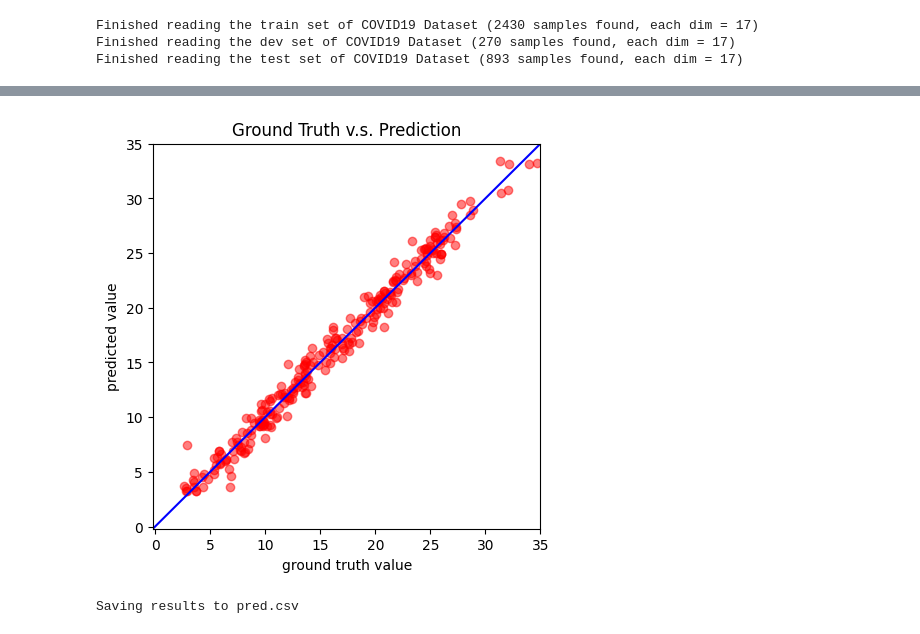
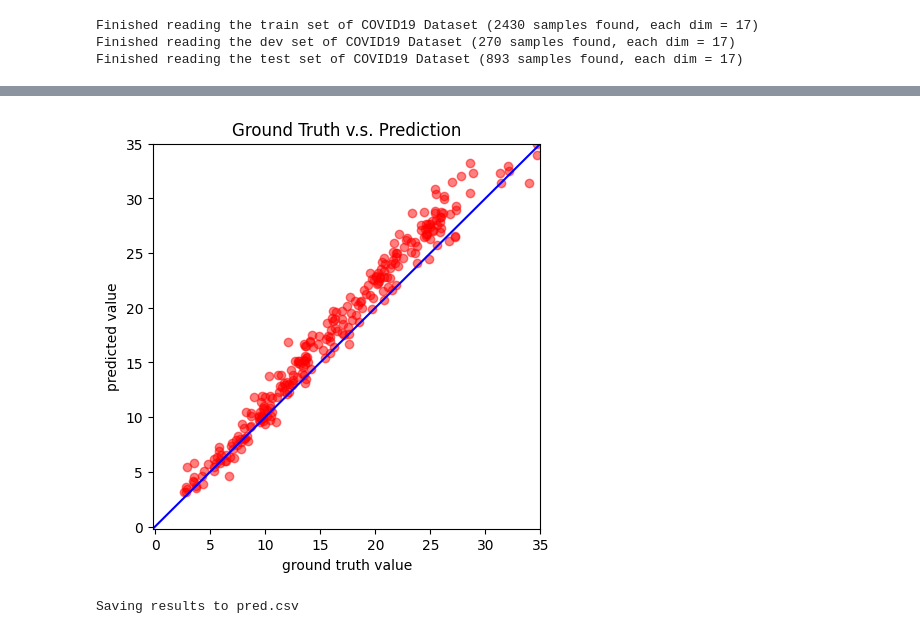
Before and after one commit to novis10813/FuzzyTorch, a Jupyter notebook: FuzzyNet.ipynb, the cells around one changed output, grey strips where cells are left out. Saved outputs shown, nothing was run; the diff lists cells and outputs as text; code cells hidden in the pictures.

Commit message:
implement fuzzy logic more elegantly

```diff
--- a/FuzzyNet.ipynb
+++ b/FuzzyNet.ipynb
@@ -19,2 +19,22 @@ from sklearn import preprocessing
 
 import pandas as pd
+# %%
+# make sure fuzzification layer works
+layer = Fuzzification(128, 3, membership_function='gaussian')
+# input data
+input_range = torch.linspace(-2, 2, steps=100)  # 根据您的数据范围调整
+input_data = torch.stack([input_range] + [torch.zeros(100)] * (layer.input_dim - 1), dim=1)
+
+# 获取模糊隶属度
+with torch.no_grad():
+    membership_degrees = layer(input_data)
+
+# 绘图
+for i in range(layer.output_dim):
+    plt.plot(input_range.numpy(), membership_degrees[:, 0, i].numpy(), label=f'Set {i+1}')
+
+plt.title('Membership Degrees for the First Feature')
+plt.xlabel('Input Feature Value')
+plt.ylabel('Membership Degree')
+plt.legend()
+plt.show()
@@ -132,11 +154,12 @@ class COVID19Dataset(Dataset):
             # TODO: Using 40 states & 2 tested_positive features (indices = 57 & 75)
             feats = [75, 57, 42, 60, 78, 43, 61, 79, 40, 58, 76, 41, 59, 77, 92, 74, 56]
 
+        min_max_scaler = MinMaxScaler()
         if mode == 'test':
             # Testing data
             # data: 893 x 93 (40 states + day 1 (18) + day 2 (18) + day 3 (17))
             data = data[:, feats]
-            self.data = torch.FloatTensor(data)
+            self.data = torch.from_numpy(min_max_scaler.fit_transform(data)).float()
         else:
             # Training data (train/dev sets)
             # data: 2700 x 94 (40 states + day 1 (18) + day 2 (18) + day 3 (18))
@@ -150,13 +173,17 @@ class COVID19Dataset(Dataset):
                 indices = [i for i in range(len(data)) if i % 10 == 0]
 
             # Convert data into PyTorch tensors
-            self.data = torch.FloatTensor(data[indices])
-            self.target = torch.FloatTensor(target[indices])
+            self.data = torch.from_numpy(min_max_scaler.fit_transform(data[indices])).float()
+            self.target = torch.from_numpy(target[indices]).float()
 
         # Normalize features (you may remove this part to see what will happen)
-        self.data[:, 40:] = \
-            (self.data[:, 40:] - self.data[:, 40:].mean(dim=0, keepdim=True)) \
-            / self.data[:, 40:].std(dim=0, keepdim=True)
+        # min max scale data
+
+        # self.data[:, 40:] = min_max_scaler.fit_transform(self.data[:, 40:])
+        # self.data[:, 40:] = std_scaler.fit_transform(self.data[:, 40:])
+        # self.data[:, 40:] = \
+        #     (self.data[:, 40:] - self.data[:, 40:].mean(dim=0, keepdim=True)) \
+        #     / self.data[:, 40:].std(dim=0, keepdim=True)
 
         self.dim = self.data.shape[1]
 
@@ -304,7 +333,7 @@ target_only = True                   # TODO: Using 40 states & 2 tested_positive
 # TODO: How to tune these hyper-parameters to improve your model's performance?
 config = {
     'n_epochs': 10000,                # maximum number of epochs
-    'batch_size': 200,               # mini-batch size for dataloader
+    'batch_size': 256,               # mini-batch size for dataloader
     'optimizer': 'Adam',              # optimization algorithm (optimizer in torch.optim)
     'optim_hparas': {                # hyper-parameters for the optimizer (depends on which optimizer you are using)
         'lr': 0.0005,                # learning rate of SGD ---0.00185; 0.00181; 0.001811
@@ -355,12 +367,12 @@ plot_learning_curve(model_loss_record, title='deep model')
 # %%
 # del model
-model = FDNN(17, 2, 8, 8, 1).to(device)
+model = FuzzyLayer(input_dim=17, k=5, output_dim=1).to(device)
 # model = NeuralNet(tr_set.dataset.dim).to(device)
 ckpt = torch.load(config['save_path'], map_location='cpu')  # Load your best model
 model.load_state_dict(ckpt)
 plot_pred(dv_set, model, device)
 # %% [output]
-[figure, old version]
+[figure, new version]
 # %%
 def save_pred(preds, file):
     ''' Save predictions to specified file '''
```
Also changed, not shown: parts of 7 cells of this notebook, 2 other files.
